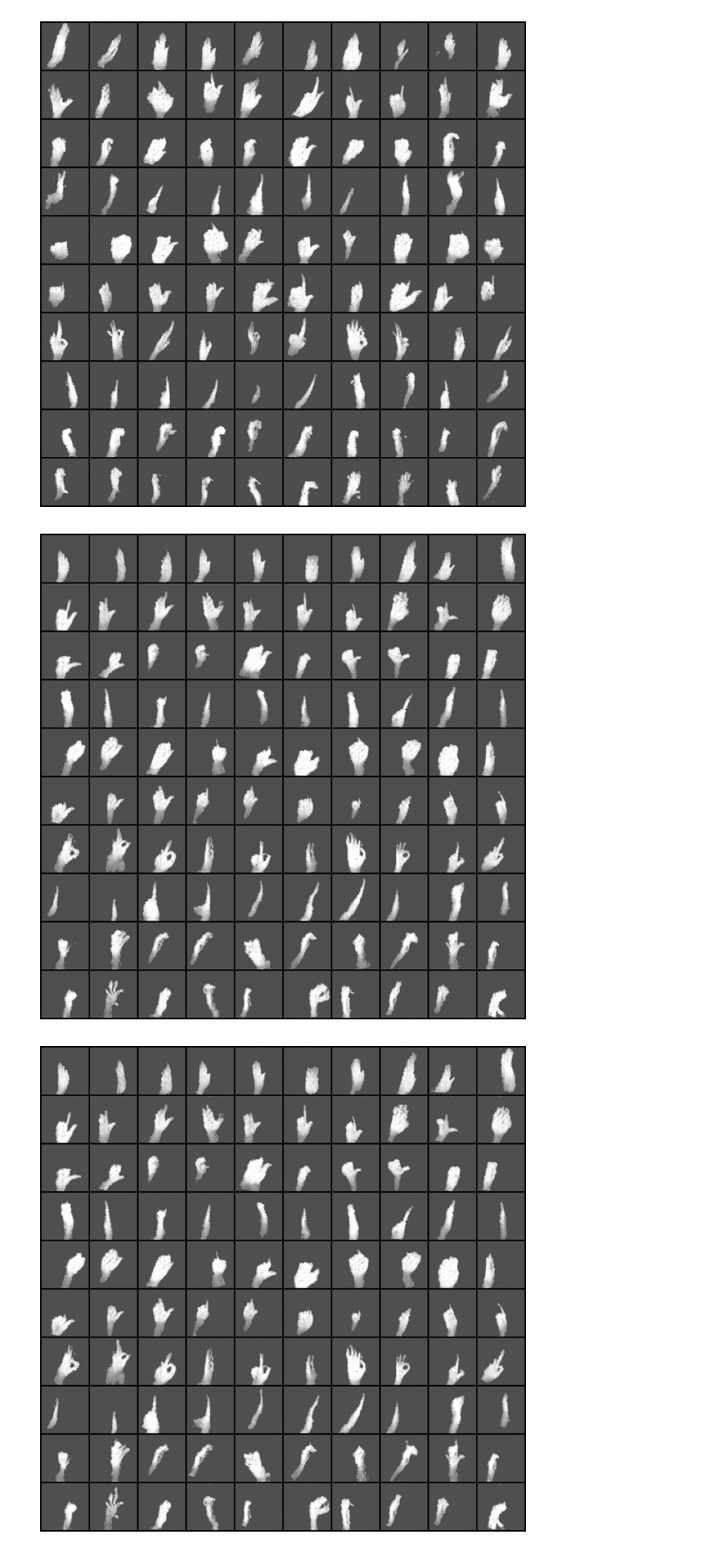
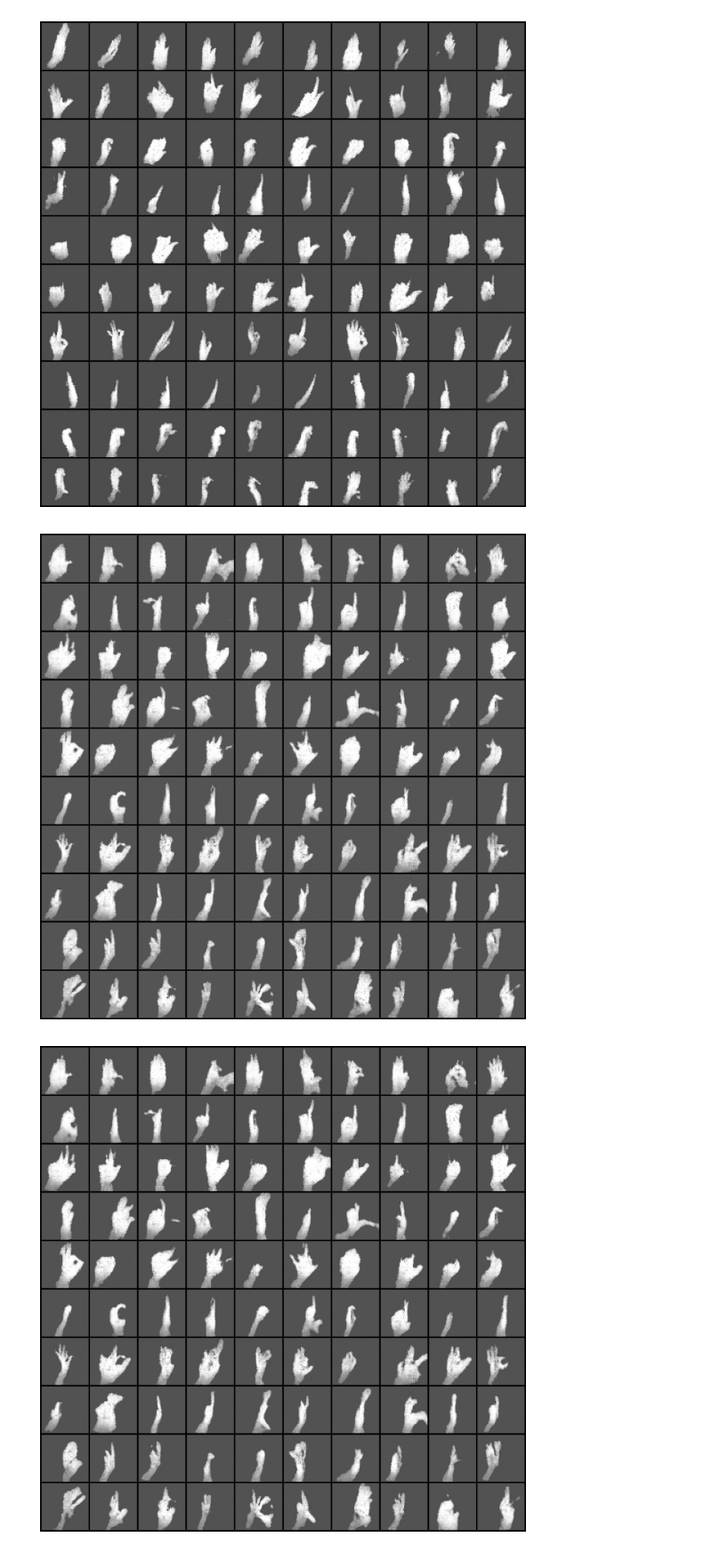
Before and after one commit to EzAme/InfoGAN-PyTorch, a Jupyter notebook: train2.ipynb, the cells around one changed output. Shown at 89% size. Drawn from its saved outputs; the diff is of its cells as text; code cells hidden in the pictures.

```diff
--- a/train2.ipynb
+++ b/train2.ipynb
@@ -139,7 +139,7 @@ if(params['num_con_c'] != 0):
     con_c = torch.rand(100, params['num_con_c'],  device=device) * 2 - 1
     # fixed_noise = torch.cat((fixed_noise, con_c), dim=1)
 
-real_label = 0.9
+real_label = 1
 fake_label = 0.0
 
 # List variables to store results pf training.
@@ -393,7 +393,7 @@ import matplotlib.pyplot as plt
 # parser.add_argument('-load_path', required=True, help='Checkpoint to load path from')
 # args = parser.parse_args()
 
-load_path = 'checkpoint/model_final_HGD'
+load_path = 'checkpoint/model_final_HGD2'
 
 from models.hgd_model2 import Generator
 
@@ -448,32 +448,32 @@ plt.axis("off")
 plt.imshow(np.transpose(vutils.make_grid(generated_img1, nrow=10, padding=2, normalize=True), (1,2,0)))
 plt.show()
 
 # Generate image.
 with torch.no_grad():
     generated_img2 = netG(z,idx,c3).detach().cpu()
 # Display the generated image.
 fig = plt.figure(figsize=(10, 10))
 plt.axis("off")
 plt.imshow(np.transpose(vutils.make_grid(generated_img2, nrow=10, padding=2, normalize=True), (1,2,0)))
 plt.show()
 
 
 with torch.no_grad():
     generated_img1 = netG(z,idx,c4).detach().cpu()
 # Display the generated image.
 fig = plt.figure(figsize=(10, 10))
 plt.axis("off")
 plt.imshow(np.transpose(vutils.make_grid(generated_img1, nrow=10, padding=2, normalize=True), (1,2,0)))
 plt.show()
 
 # Generate image.
 with torch.no_grad():
     generated_img2 = netG(z,idx,c5).detach().cpu()
 # Display the generated image.
 fig = plt.figure(figsize=(10, 10))
 plt.axis("off")
 plt.imshow(np.transpose(vutils.make_grid(generated_img2, nrow=10, padding=2, normalize=True), (1,2,0)))
 plt.show()
 # %% [output]
-[figure, old version]
+[figure, new version]
-[figure, old version]
+[figure, new version]
```
Also changed, not shown: parts of 2 cells of this notebook, 2 other files.
